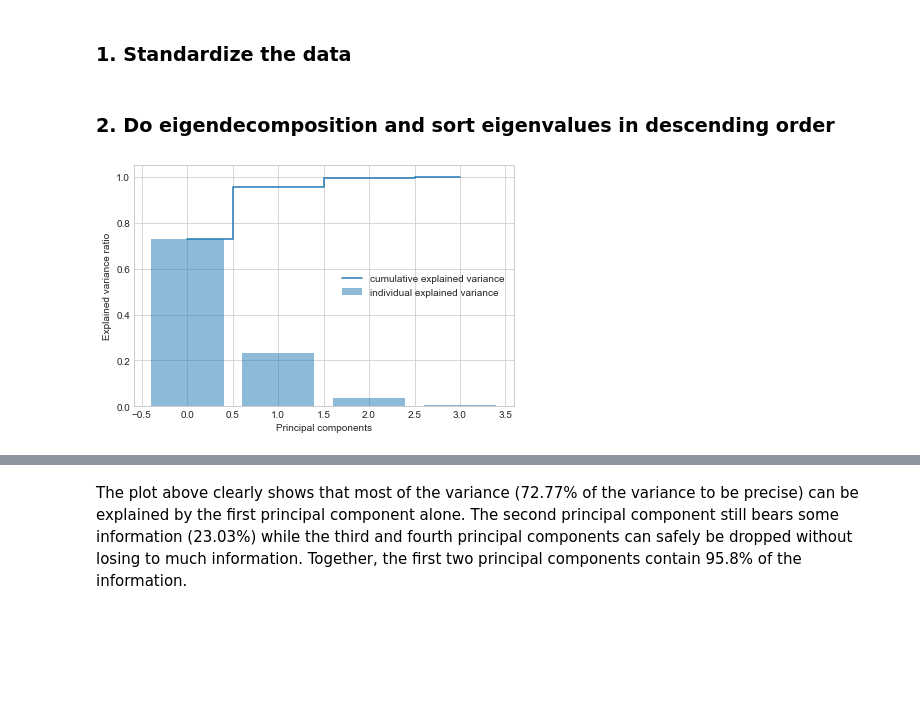
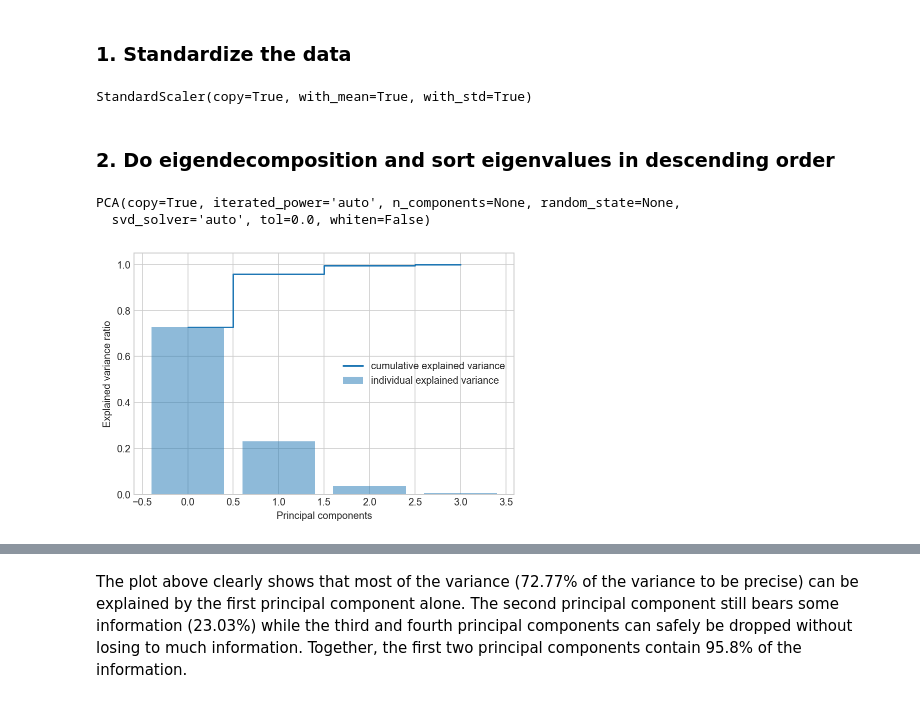
Before and after one commit to johnnychiuchiu/Machine-Learning, a Jupyter notebook: DimensionReduction/PrincipleComponentAnalysis/pca.ipynb, the cells around one changed output, grey strips where cells are left out. Cells and saved outputs as stored; diff of their text form; code cells hidden in the pictures; blank space fills up the shorter version.

```diff
--- a/DimensionReduction/PrincipleComponentAnalysis/pca.ipynb
+++ b/DimensionReduction/PrincipleComponentAnalysis/pca.ipynb
@@ -242,27 +246,47 @@ plot_iris()
 ## Process
 # %% [markdown]
 ### 1. Standardize the data
+# %%
+# create a StandardScaler object
+scaler = StandardScaler()
+# fit and then transform to get the standardized dataset
+scaler.fit(X)
+# %% [output]
+StandardScaler(copy=True, with_mean=True, with_std=True)
 # %%
-X_std = StandardScaler().fit_transform(X)
+X_std = scaler.transform(X)
 # %% [markdown]
 ### 2. Do eigendecomposition and sort eigenvalues in descending order
-# %%
-sklearn_pca_all = PCA()
-Y_sklearn_all = sklearn_pca_all.fit_transform(X_std)
-var_exp=sklearn_pca_all.explained_variance_ratio_
-cum_var_exp=np.cumsum(var_exp)
+# %%
+# n_components: Number of components to keep
+# if n_components is not set all components are kept
+my_pca = PCA(n_components=None)
+my_pca.fit(X_std)
+# %% [output]
+PCA(copy=True, iterated_power='auto', n_components=None, random_state=None,
+  svd_solver='auto', tol=0.0, whiten=False)
 # %%
-with plt.style.context('seaborn-whitegrid'):
-    plt.figure(figsize=(6, 4))
+def plot_var_explained(var_exp, figsize=(6,4)):
+    """variance explained per component plot"""
 
-    plt.bar(range(4), var_exp, alpha=0.5, align='center',
-            label='individual explained variance')
-    plt.step(range(4), cum_var_exp, where='mid',
-             label='cumulative explained variance')
-    plt.ylabel('Explained variance ratio')
-    plt.xlabel('Principal components')
-    plt.legend(loc='best')
-    plt.tight_layout()
-    plt.show()
+    # get culmulative variance explained
+    cum_var_exp = np.cumsum(var_exp)
+
+    # plot
+    with plt.style.context('seaborn-whitegrid'):
+        plt.figure(figsize=figsize)
+
+        plt.bar(range(len(var_exp)), var_exp, alpha=0.5, align='center',
+                label='individual explained variance')
+        plt.step(range(len(var_exp)), cum_var_exp, where='mid',
+                 label='cumulative explained variance')
+        plt.ylabel('Explained variance ratio')
+        plt.xlabel('Principal components')
+        plt.legend(loc='best')
+        plt.tight_layout()
+        plt.show()
-# %% [output]
-[figure, removed]
+# %%
+var_exp = my_pca.explained_variance_ratio_
+plot_var_explained(var_exp, figsize=(6,4))
+# %% [output]
+[figure, added]
```
Also changed, not shown: parts of 8 cells of this notebook.
